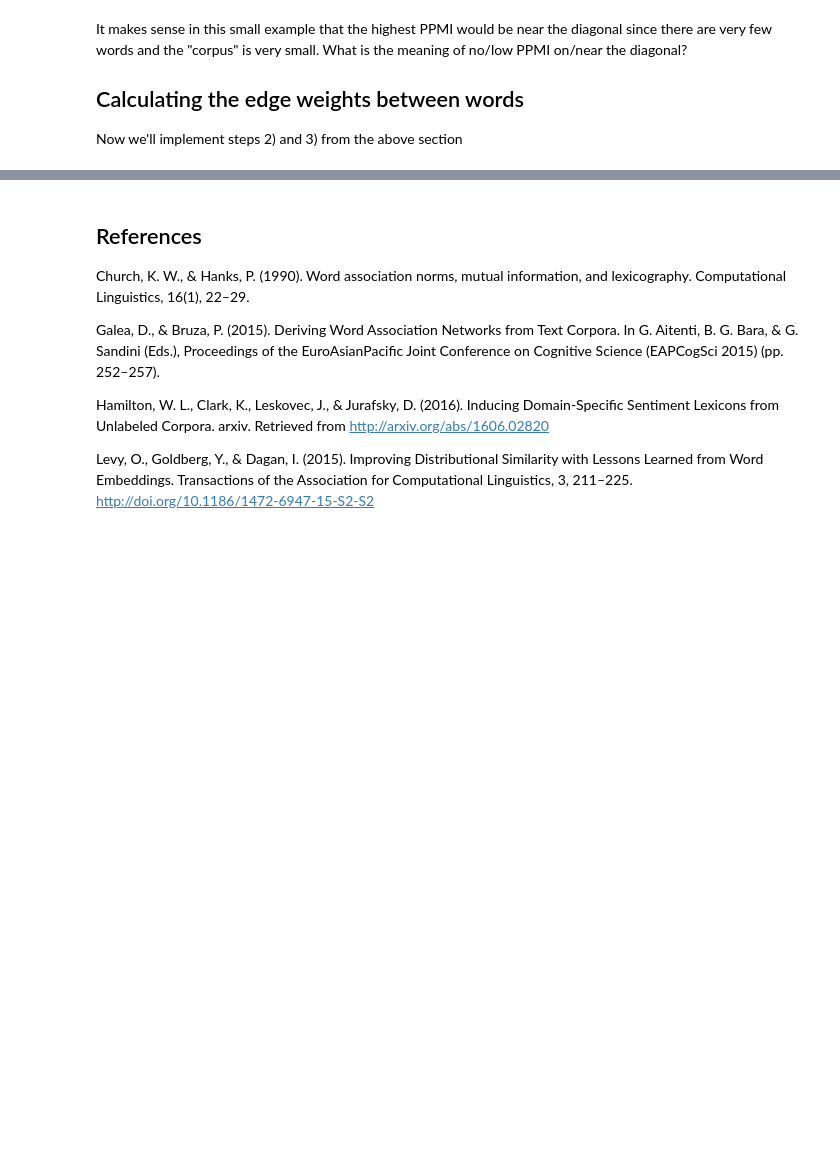
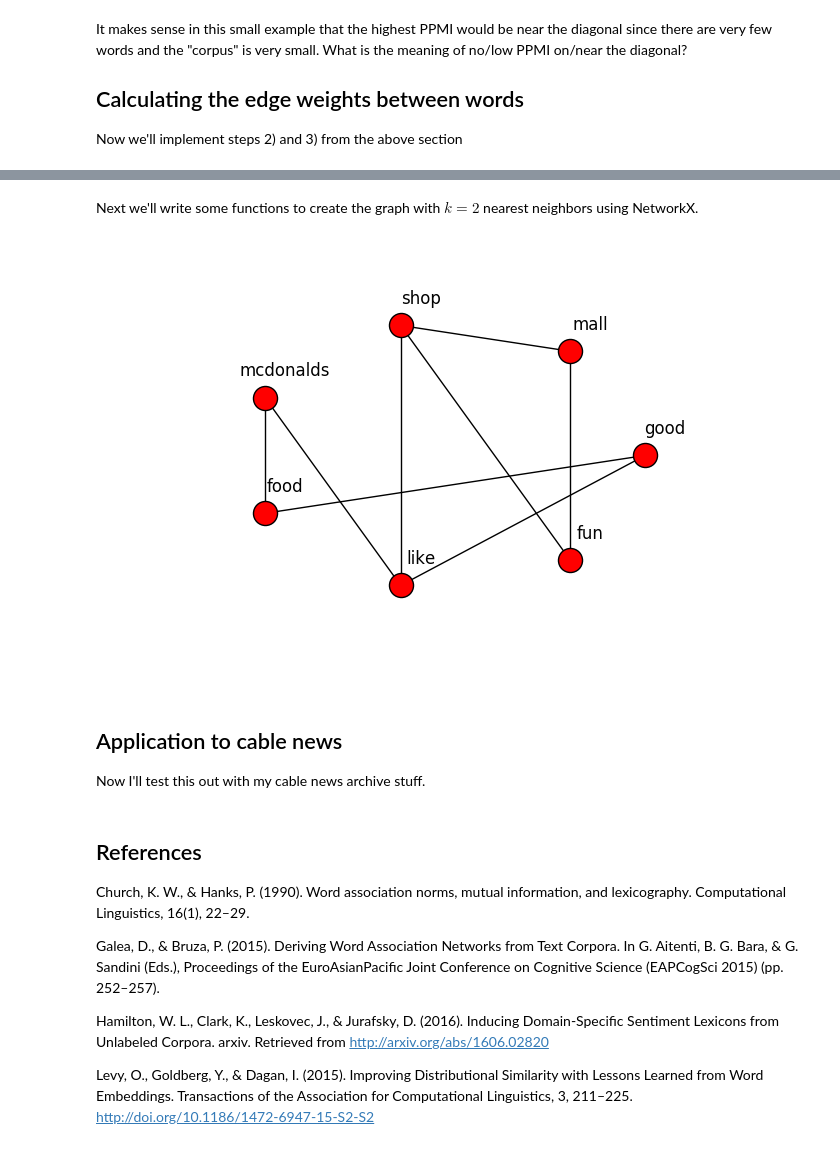
Before and after one commit to mt-digital/semantic-cable, a Jupyter notebook: Semantic Network Experiment.ipynb, the cells around one changed output, grey strips where cells are left out. Drawn from its saved outputs; the diff is of its cells as text; code cells hidden in the pictures; blank space fills up the shorter version.

```diff
--- a/Semantic Network Experiment.ipynb
+++ b/Semantic Network Experiment.ipynb
@@ -275,11 +310,11 @@ def calculate_edgeweights(U_reduced):
 
     return weights
 
-edges = calculate_edgeweights(U[:,:10])
+edges = calculate_edgeweights(U[:,:3])
+print(edges)
+#threes = [(3, i) for i in range(27) if i !=3]
 
-threes = [(3, i) for i in range(27) if i !=3]
-
-word_three = [(pair, edges[pair]) for pair in threes]
-word_three.sort(key=lambda x: -x[1])
-print(word_three)
+#word_three = [(pair, edges[pair]) for pair in threes]
+#word_three.sort(key=lambda x: -x[1])
+#print(word_three)
 # %% [output]
@@ -325,3 +371,33 @@ to get the 5 nearest neighbor terms to climate.
+# %% [markdown]
+Next we'll write some functions to create the graph with $k=2$ nearest neighbors using NetworkX.
+# %%
+import networkx as nx
+
+def make_graph(edges, k, word_index_counts, word_lookup_table):
+
+    all_words = word_index_counts.keys()
+    G = nx.Graph()
+    G.add_nodes_from(all_words)
+
+    for word in all_words:
+        knn = get_knn(word, edges, k, word_index_counts, word_lookup_table)
+        # ignore weights for now
+        G.add_edges_from([e[0] for e in knn])
+
+    return G
+
+g = make_graph(edges, 2, wc, lookup_table)
+nx.draw_circular(g)
+pos = {k: np.array([v[0] + .1, v[1] + .2]) for k, v in nx.circular_layout(g).items()}
+#print(pos)
+nx.draw_networkx_labels(g, pos=pos)
+plt.show()
+# %% [output]
+[figure, added]
+# %% [markdown]
+## Application to cable news
+
+Now I'll test this out with my cable news archive stuff.
 # %% [markdown]
 ## References
 
```
Also changed, not shown: parts of 6 cells of this notebook.
